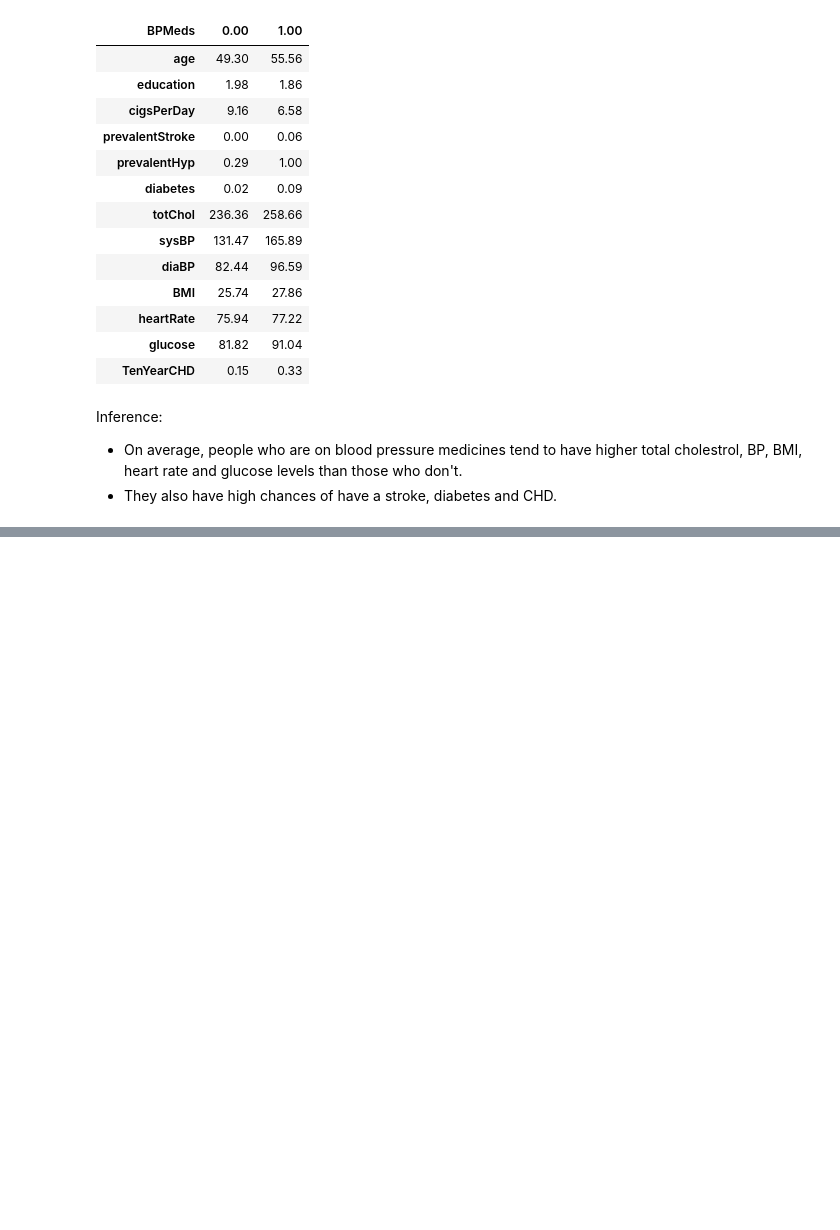
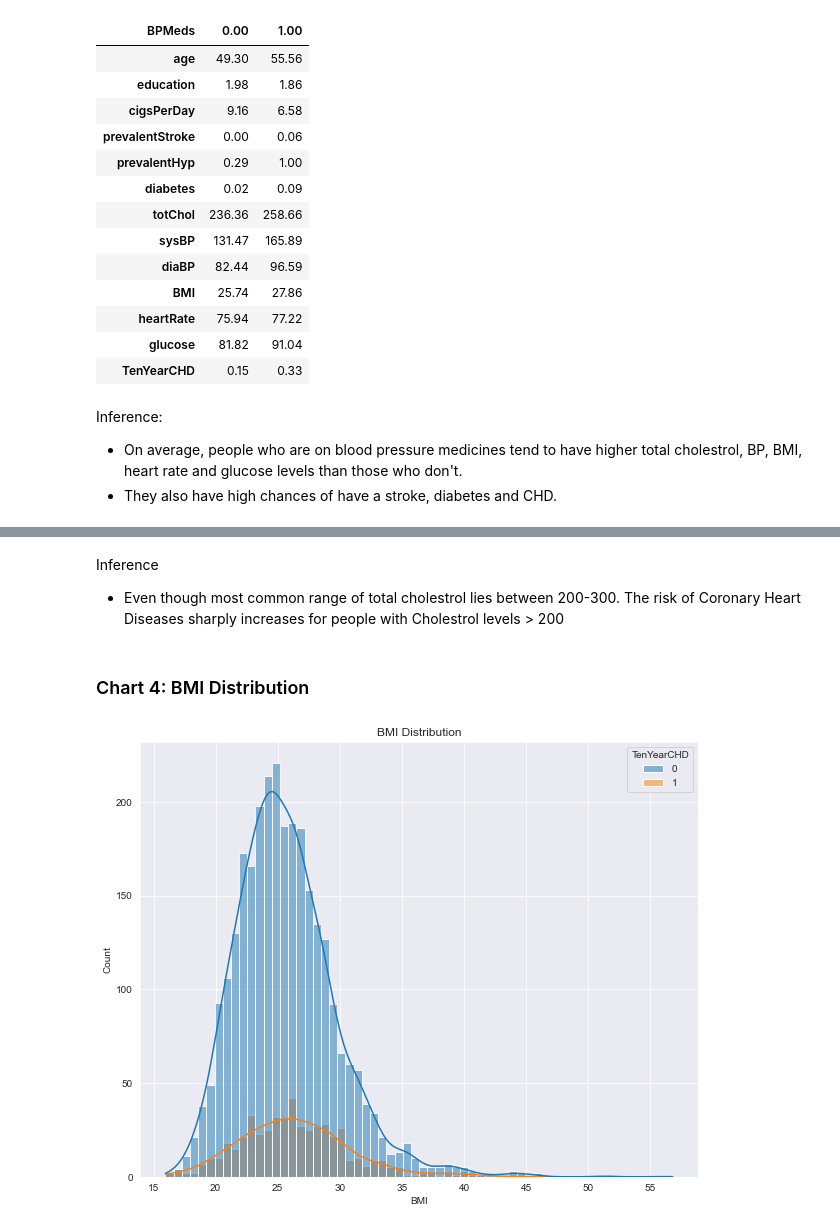
Before and after one commit to olaniSiyum/heart-disease-prediction, a Jupyter notebook: models/heart_disease.ipynb, the cells around one changed output, grey strips where cells are left out. Drawn from its saved outputs; the diff is of its cells as text; code cells hidden in the pictures; blank space fills up the shorter version.

```diff
--- a/models/heart_disease.ipynb
+++ b/models/heart_disease.ipynb
@@ -301,0 +340,12 @@ Inference:
+# %% [markdown]
+Inference
+- Even though most common range of total cholestrol lies between 200-300. The risk of Coronary Heart Diseases sharply increases for people with Cholestrol levels > 200
+# %% [markdown]
+### Chart 4: BMI Distribution
+# %%
+plt.figure(figsize=(10, 8))
+sns.histplot(data=data, x="BMI", hue="TenYearCHD", kde=True)
+plt.title("BMI Distribution")
+plt.show()
+# %% [output]
+[figure, added]
```
Also changed, not shown: parts of 30 cells of this notebook.
